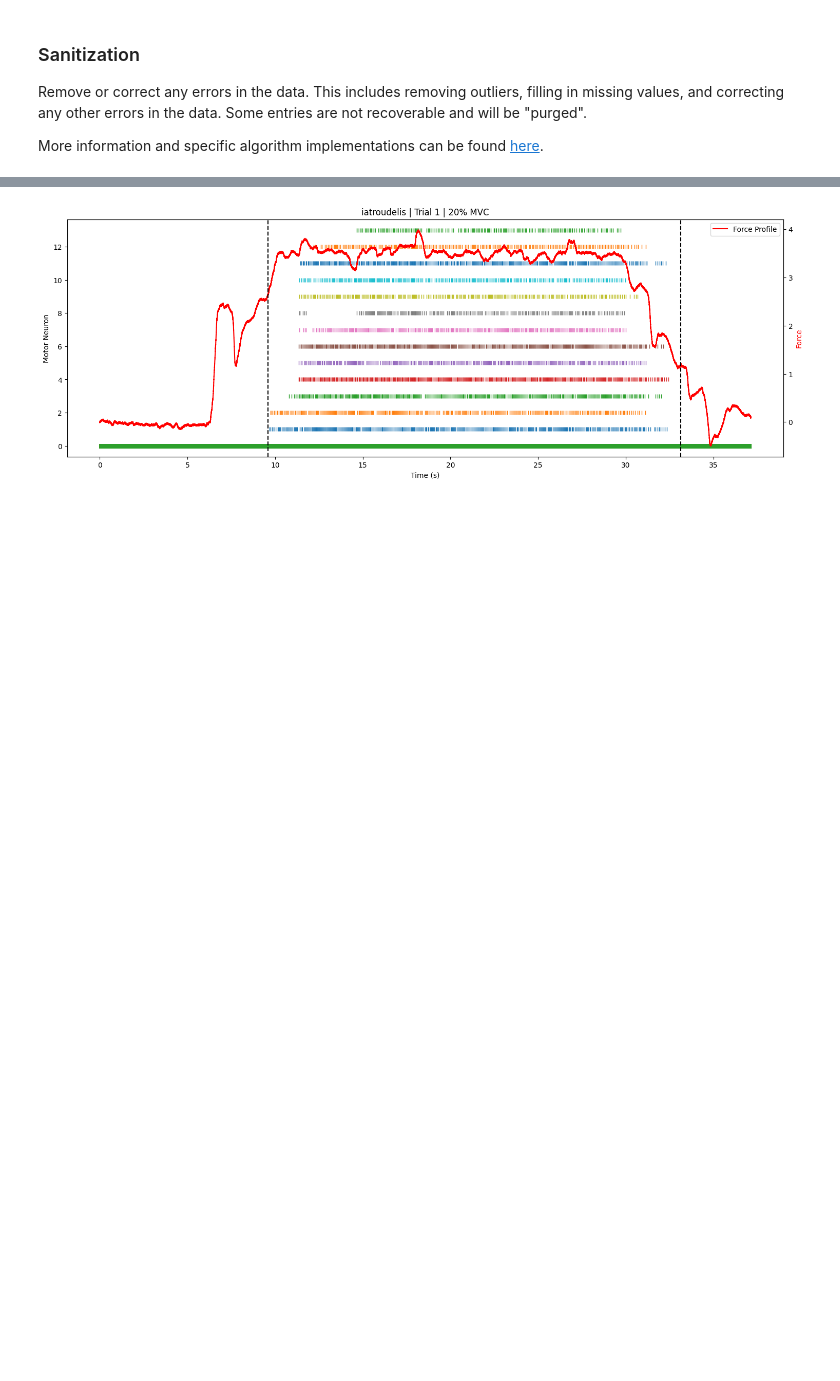
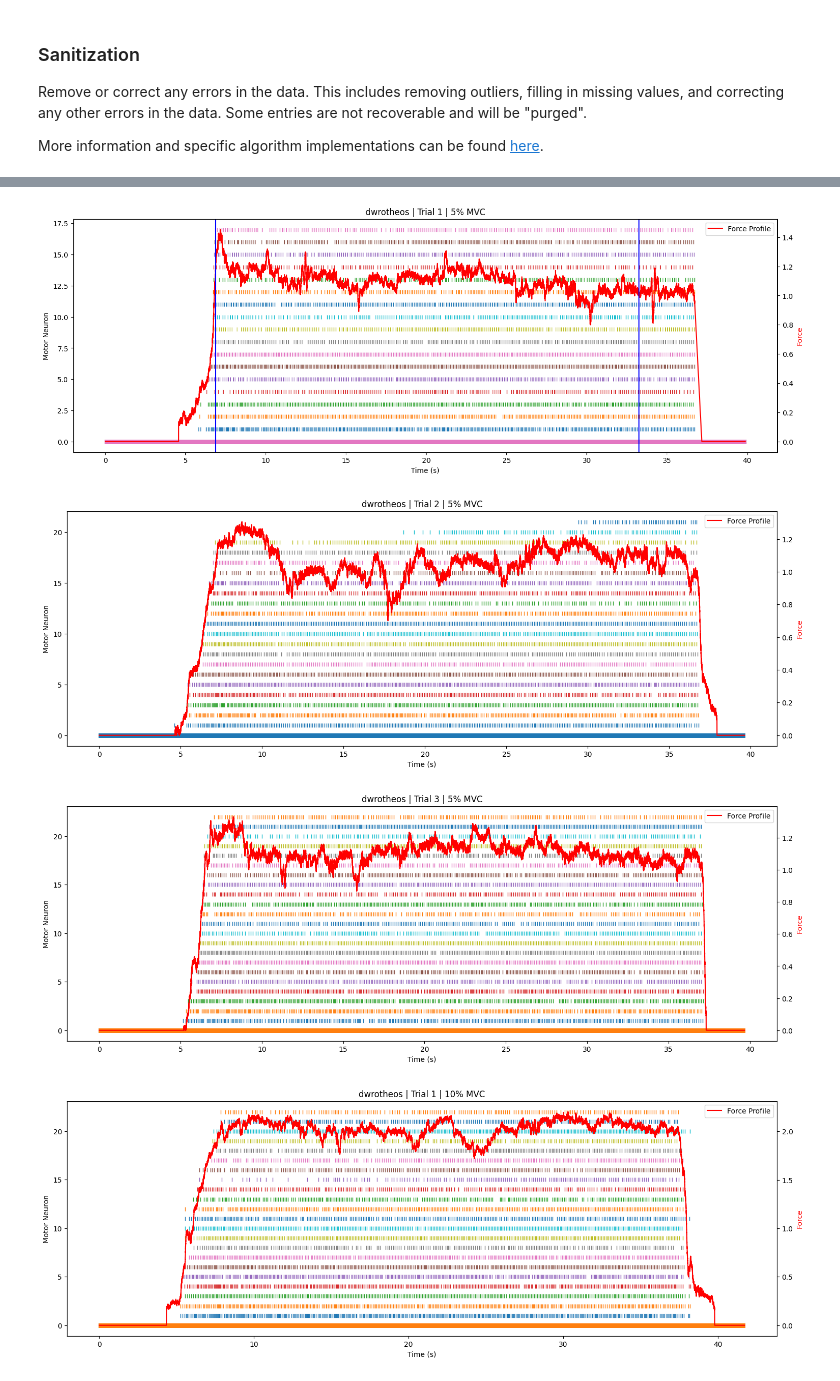
Before and after one commit to paul-bokelman/force-prediction, a Jupyter notebook: main.ipynb, the cells around one changed output, grey strips where cells are left out. Cells and saved outputs as stored; diff of their text form; code cells hidden in the pictures; blank space fills up the shorter version.

```diff
--- a/main.ipynb
+++ b/main.ipynb
@@ -18,7 +10,7 @@ importlib.reload(processing.conversion)
 
 from processing.conversion import Conversion
 
-c = Conversion(prefix='processing', subjects=["iatroudelis"])
+c = Conversion(prefix='processing', subjects=['dwrotheos'])
 
 c.cleanup_data() # cleans the data directory and prepares for processing
 c.process_subjects(replace=False) # processes each subject and exports to txt files
@@ -126,8 +102,12 @@ sanitizer.show_purged()
 # %%
 import globals.visualization
 importlib.reload(globals.visualization)
-from globals.visualization import visualize_trial
+from globals.visualization import visualize_subject, visualize_trial
 
-visualize_trial(df=df, subject="iatroudelis", mvc_level=20, trial_number=1, vmarkers=[9.58544921875, 33.1376953125])
+visualize_subject(df, 'dwrotheos')
+# visualize_trial(df, subject='dwrotheos', mvc_level=5, trial_number=3, vmarkers=[(80750-4168)/2048])
 # %% [output]
-[figure, old version]
+[figure, new version]
+[figure, added]
+[figure, added]
+[figure, added]
```
Also changed, not shown: parts of 8 cells of this notebook, 4 other files.
